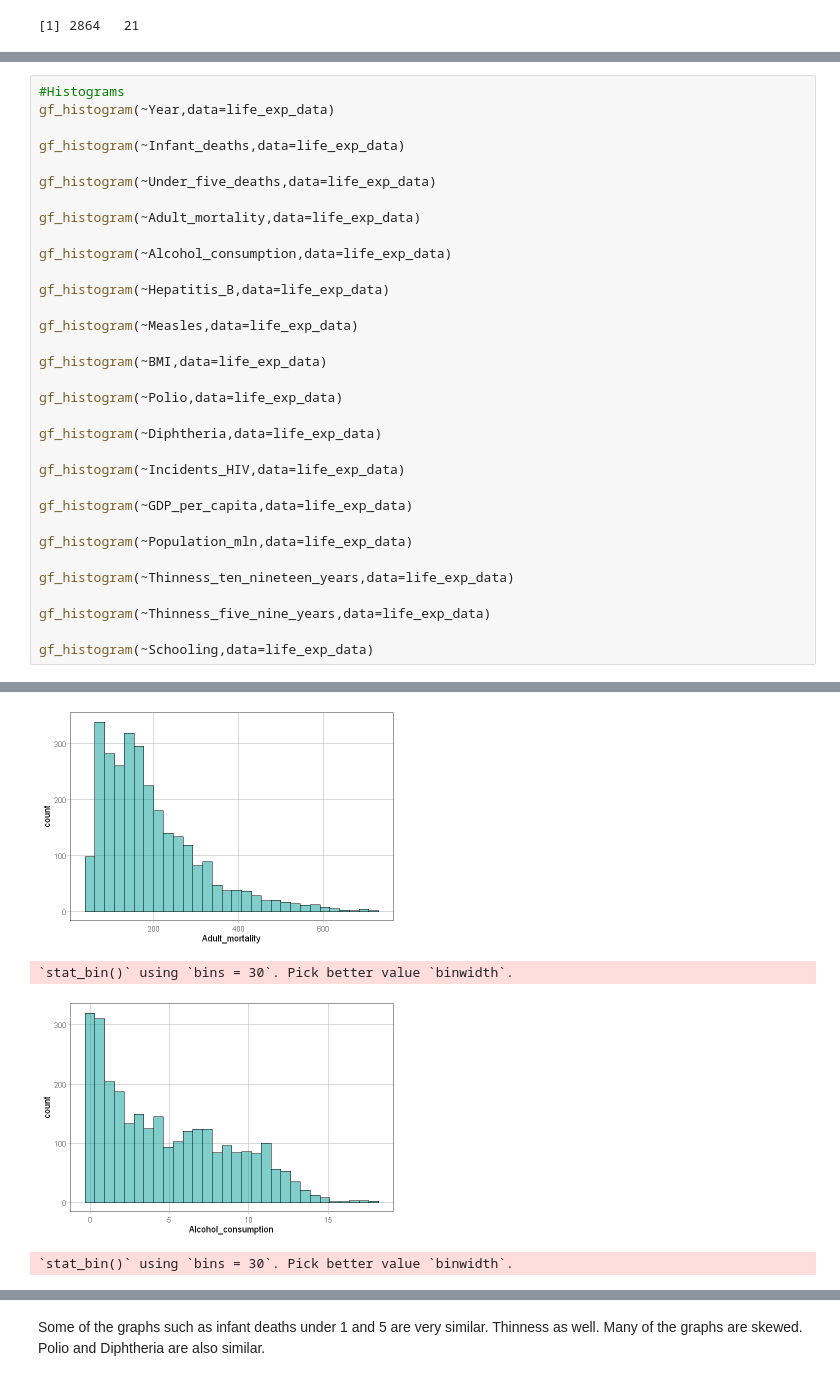
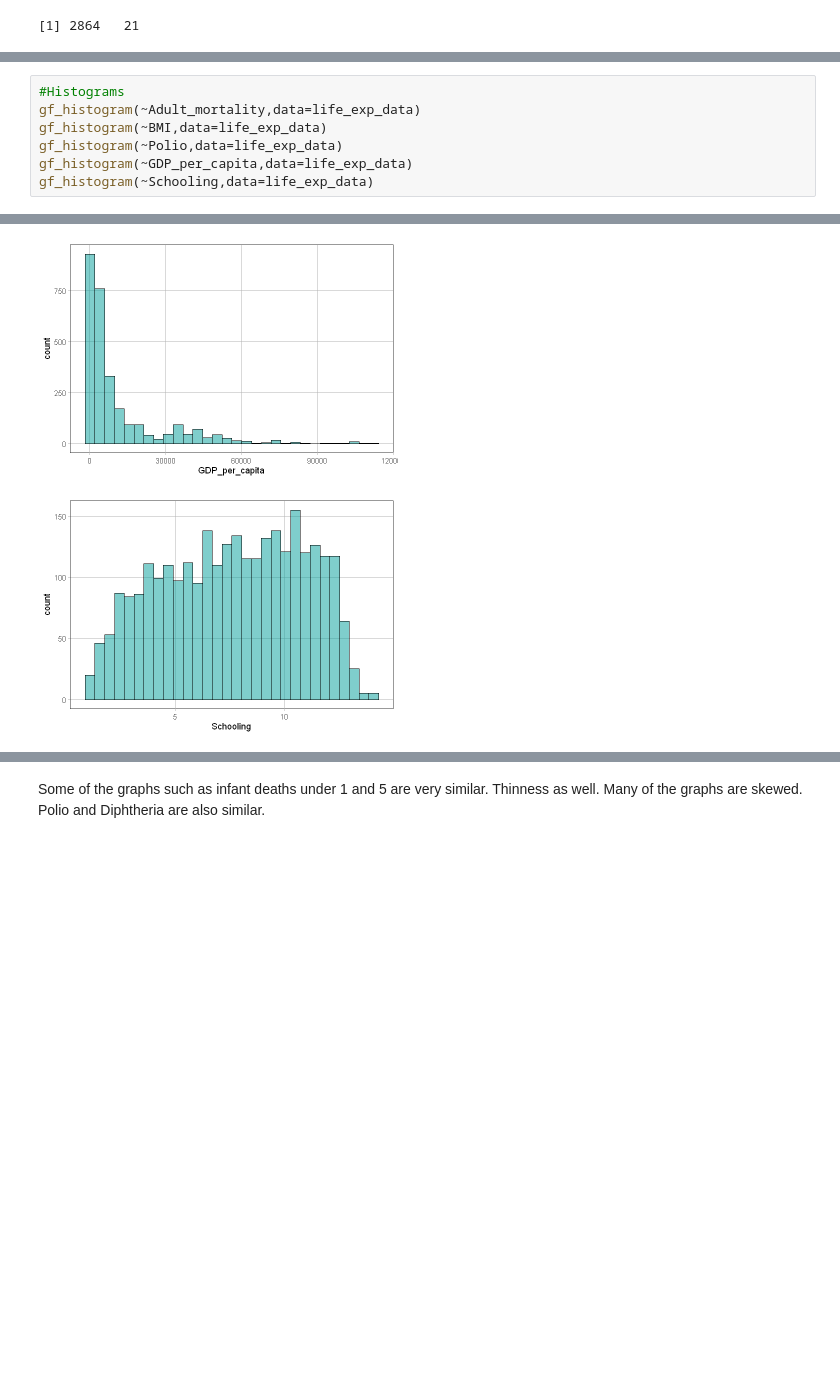
Before and after one commit to IanKang678/life-expectancy-prediction, a Jupyter notebook: notebooks/analysis.ipynb, the cells around one changed output, grey strips where cells are left out. Cells and saved outputs as stored; diff of their text form; blank space fills up the shorter version.

Commit message:
Reduce EDA plots to modeled predictors

```diff
--- a/notebooks/analysis.ipynb
+++ b/notebooks/analysis.ipynb
@@ -98,35 +91,9 @@ gf_bar(~Economy_status_Developing,data=life_exp_data) #Don't need inverse of Dev
 # %%
 #Histograms
-gf_histogram(~Year,data=life_exp_data)
-
-gf_histogram(~Infant_deaths,data=life_exp_data)
-
-gf_histogram(~Under_five_deaths,data=life_exp_data)
-
 gf_histogram(~Adult_mortality,data=life_exp_data)
-
-gf_histogram(~Alcohol_consumption,data=life_exp_data)
-
-gf_histogram(~Hepatitis_B,data=life_exp_data)
-
-gf_histogram(~Measles,data=life_exp_data)
-
 gf_histogram(~BMI,data=life_exp_data)
-
 gf_histogram(~Polio,data=life_exp_data)
-
-gf_histogram(~Diphtheria,data=life_exp_data)
-
-gf_histogram(~Incidents_HIV,data=life_exp_data)
-
 gf_histogram(~GDP_per_capita,data=life_exp_data)
-
-gf_histogram(~Population_mln,data=life_exp_data)
-
-gf_histogram(~Thinness_ten_nineteen_years,data=life_exp_data)
-
-gf_histogram(~Thinness_five_nine_years,data=life_exp_data)
-
 gf_histogram(~Schooling,data=life_exp_data)
 # %% [output]
 `stat_bin()` using `bins = 30`. Pick better value `binwidth`.
@@ -139,5 +106,3 @@ gf_histogram(~Schooling,data=life_exp_data)
 `stat_bin()` using `bins = 30`. Pick better value `binwidth`.
-[figure, old version]
+[figure, new version]
-`stat_bin()` using `bins = 30`. Pick better value `binwidth`.
-[figure, old version]
+[figure, new version]
-`stat_bin()` using `bins = 30`. Pick better value `binwidth`.
```
Also changed, not shown: parts of 6 cells of this notebook.
